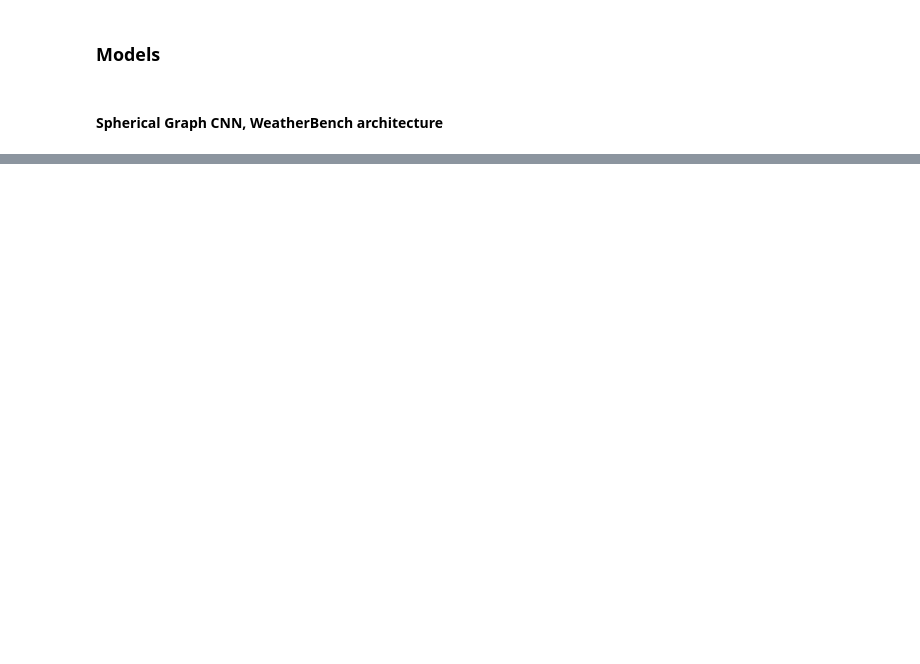
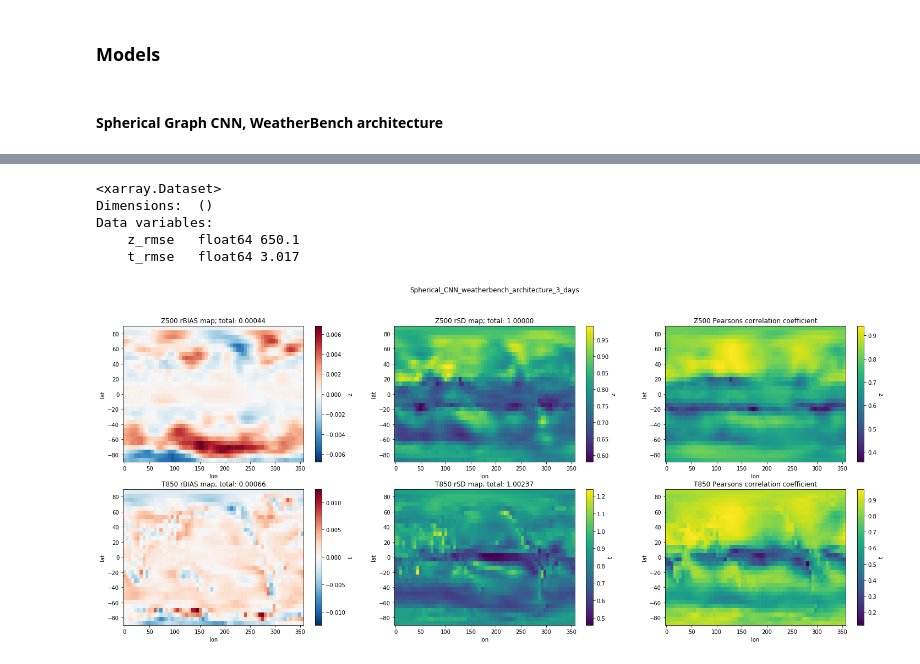
Before and after one commit to deepsphere/deepsphere-weather, a Jupyter notebook: notebooks/model_experiments.ipynb, the cells around one changed output, grey strips where cells are left out. Saved outputs shown, nothing was run; the diff lists cells and outputs as text; code cells hidden in the pictures; blank space fills up the shorter version.

Commit message:
First spherical GCNN test

```diff
--- a/notebooks/model_experiments.ipynb
+++ b/notebooks/model_experiments.ipynb
@@ -133,3 +148,9 @@ def train_model(model, device, train_generator, epochs, lr, validation_data, pat
     return train_losses, val_losses
 # %% [markdown]
 ## 3 day prediction
+# %%
+lead_time = 72
+valid = load_test_data(f'{label_path}', lead_time)
+valid_time = z.sel(time=slice(*test_years)).isel(time=slice(lead_time, None)).time
+
+batch_size = 128
@@ -171,0 +185,8 @@ Loading data into RAM
+# %%
+training_set = WeatherBenchDataset(train_path, lead_time, lat, lon, var_dict, valid_time)
+validation_set = WeatherBenchDataset(val_path, lead_time, lat, lon, var_dict, valid_time, training_set.mean, training_set.std)
+testing_set = WeatherBenchDataset(test_path, lead_time, lat, lon, var_dict, valid_time, training_set.mean, training_set.std)
+
+dataloader_train = DataLoader(training_set, batch_size=batch_size, shuffle=True, num_workers=10)
+dataloader_val = DataLoader(validation_set, batch_size=batch_size, shuffle=False, num_workers=10)
+dataloader_test = DataLoader(testing_set, batch_size=batch_size, shuffle=False, num_workers=10)
@@ -179,17 +197,20 @@ gpu = 1
 # %% [markdown]
 #### Spherical Graph CNN, WeatherBench architecture ####
 # %%
+model_filename = model_save_path + "spherical_cnn_3d.h5"
+pred_filename = pred_save_path + "spherical_cnn_3d.nc"
+
 spherical_cnn = SphericalCNN(N=nodes, ratio=ratio, in_channels=2, out_channels=2, kernel_size=5)
-spherical_cnn, device = init_device(spherical_cnn, gpu=[1])
+spherical_cnn, device = init_device(spherical_cnn, gpu=[0, 1])
 
 # Train model
-train_loss, val_loss = train_model(spherical_cnn, device, dg_train, epochs=epochs, lr=lr,
-                                   validation_data=dg_valid, patience=patience)
+train_loss, val_loss = train_model(spherical_cnn, device, dataloader_train, epochs=130, lr=25e-4,
+                                   validation_data=dataloader_val, patience=3)
 
-print(f'Saving model weights: {model_save_fn}')
-torch.save(model.state_dict(), model_save_fn)
+'''print(f'Saving model weights: {model_filename}')
+torch.save(spherical_cnn.state_dict(), model_filename)'''
 
 # Create predictions
-pred = create_predictions(model, dg_test, lat, lon, mean=dataset_train.mean, std=dataset_train.std)
-print(f'Saving predictions: {pred_save_fn}')
-pred.to_netcdf(pred_save_fn)
+pred = create_predictions(spherical_cnn, device, dataloader_test, mean=training_set.mean, std=training_set.std)
+print(f'Saving predictions: {pred_filename}')
+pred.to_netcdf(pred_filename)
@@ -203,5 +244,12 @@ plt.show()
 # %%
-valid = load_test_data(datadir, lead_time)
 compute_weighted_rmse(pred, valid).load()
+# %% [output]
+<xarray.Dataset>
+Dimensions:  ()
+Data variables:
+    z_rmse   float64 650.1
+    t_rmse   float64 3.017
 # %%
-assess_model(pred, valid, 'Spherical_CNN_weatherbench_architecture_3_days')
+assess_model(pred, valid, evaluation_path, 'Spherical_CNN_weatherbench_architecture_3_days')
+# %% [output]
+[figure, added]
```
Also changed, not shown: parts of 11 cells of this notebook.
